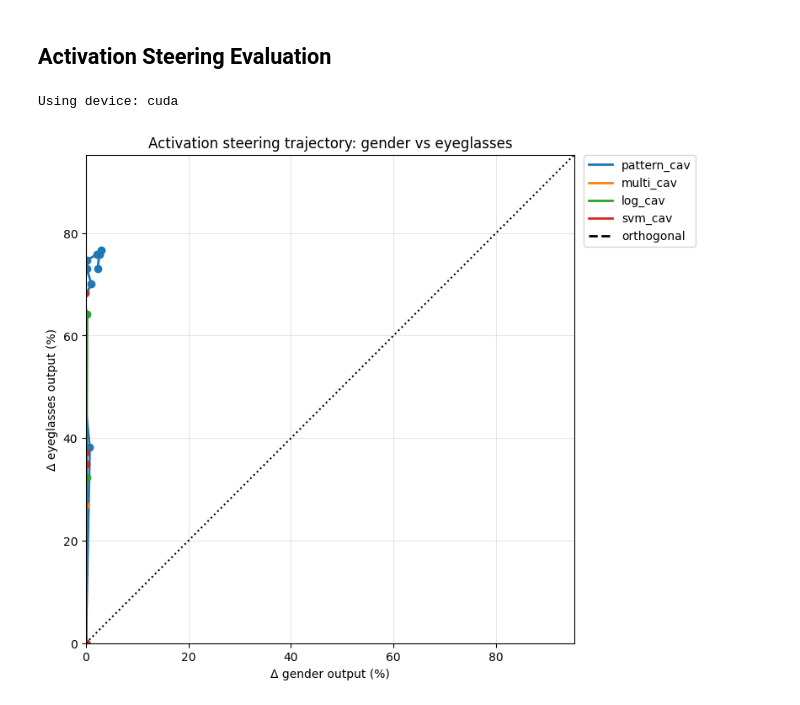
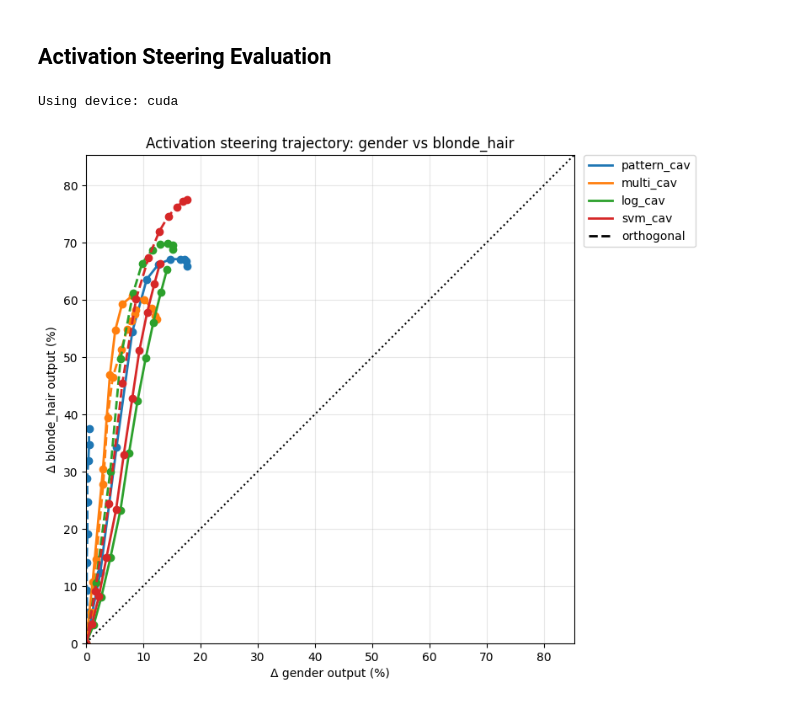
Before and after one commit to erenerogullari/cav-disentanglement, a Jupyter notebook: notebooks/train_gender_necktie_classifier.ipynb, the cells around one changed output. Drawn from its saved outputs; the diff is of its cells as text; code cells hidden in the pictures.

```diff
--- a/notebooks/train_gender_necktie_classifier.ipynb
+++ b/notebooks/train_gender_necktie_classifier.ipynb
@@ -173,7 +173,7 @@ wandb_project_name = "vgg16-celeba"
 wandb_logger = WandbLogger(
     project=wandb_project_name,
     # api_key=wandb_api_key,
-    name=f"classifier:{model_name}-eyeglasses-bce"
+    name=f"classifier:{model_name}-blonde_hair-bce"
 )
 # %% [output]
 wandb: WARNING If you're specifying your api key in code, ensure this code is not shared publicly.
@@ -184,7 +184,7 @@ wandb: Currently logged in as: erogullari (hhixai) to https://api.wandb.ai. Use
 # Create checkpoint callback
 checkpoint_callback = ModelCheckpoint(
     dirpath="/media/erogullari/checkpoints/cache/",
-    filename=f"{model_name}" + "-eyeglasses-bce-{epoch:02d}-{val_loss:.2f}",
+    filename=f"{model_name}" + "-blonde_hair-bce-{epoch:02d}-{val_loss:.2f}",
     monitor="val_loss",
     mode="min",
     save_top_k=3,
@@ -505,6 +505,7 @@ plt.show()
 gender_classifier_path = Path("/media/erogullari/checkpoints/cache/vgg16-gender-bce-epoch=08-val_loss=0.06.ckpt")   # acc 0.98
 necktie_classifier_path = Path("/media/erogullari/checkpoints/cache/vgg16-necktie-bce-epoch=11-val_loss=0.09.ckpt") # acc 0.97
 eyeglasses_classifier_path = Path("/media/erogullari/checkpoints/cache/vgg16-eyeglasses-bce-epoch=12-val_loss=0.01.ckpt") # acc 0.99
+blonde_hair_classifier_path = Path("/media/erogullari/checkpoints/checkpoint_vgg16_celeba.pth")
 decodings_dir = Path("/home/erogullari/Workspace/cav-disentanglement/results/activation_steering/celeba/decodings")
 # %%
 # --- Activation Steering Evaluation ---
@@ -567,6 +568,14 @@ def _load_classifier(ckpt_path: Path, num_classes: int, device: str):
     clf.eval()
     return clf
 
+def _load_blonde_hair_classifier(ckpt_path: Path, num_classes: int, device: str):
+    backbone = get_vgg16(n_class=num_classes, pretrained=False).to(device)
+    backbone.load_state_dict(torch.load(ckpt_path))
+    clf = Classifier(model=backbone, num_classes=num_classes)
+    clf = clf.to(device)
+    clf.eval()
+    return clf
+
 
 def _predict_concept_means(concept_models, paths, transform, device, batch_size=8):
     if not paths:
@@ -595,7 +604,7 @@ def _predict_concept_means(concept_models, paths, transform, device, batch_size=
 
 
 def _evaluate_alpha_concepts(decodings_root: Path, cav_type: str, alpha: float, concept_models,
-                             transform, device, batch_size=8, expected_samples=20):
+                             transform, device, batch_size=8, expected_samples=40):
     alpha_dir = _alpha_dir(decodings_root, cav_type, alpha)
     if not alpha_dir.exists():
         raise FileNotFoundError(f"Alpha dir not found: {alpha_dir}")
@@ -690,6 +699,7 @@ def run_activation_steering_eval(alpha: float, delta: bool = False, batch_size:
     gender_model = _load_classifier(gender_classifier_path, num_classes=2, device=device)
     necktie_model = _load_classifier(necktie_classifier_path, num_classes=2, device=device)
     eyeglasses_model = _load_classifier(eyeglasses_classifier_path, num_classes=2, device=device)
+    blonde_hair_model = _load_blonde_hair_classifier(blonde_hair_classifier_path, num_classes=2, device=device)
 
     image_transform = T.Compose([
         T.ConvertImageDtype(torch.float32),
@@ -769,6 +779,7 @@ def run_activation_steering_delta_phase_plot(results_root=decodings_dir, cav_typ
         "gender": gender_classifier_path,
         "necktie": necktie_classifier_path,
         "eyeglasses": eyeglasses_classifier_path,
+        "blonde_hair": blonde_hair_classifier_path,
     }
     unknown_concepts = sorted(set(concept_names) - set(concept_classifier_paths))
     if unknown_concepts:
@@ -789,7 +800,7 @@ def run_activation_steering_delta_phase_plot(results_root=decodings_dir, cav_typ
     print(f"Using device: {device}")
 
     concept_models = {
-        concept: _load_classifier(concept_classifier_paths[concept], num_classes=2, device=device)
+        concept: _load_classifier(concept_classifier_paths[concept], num_classes=2, device=device) if concept != "blonde_hair" else _load_blonde_hair_classifier(concept_classifier_paths[concept], num_classes=2, device=device)
         for concept in dict.fromkeys(concept_names)
     }
 
@@ -821,10 +832,11 @@ def run_activation_steering_delta_phase_plot(results_root=decodings_dir, cav_typ
             )
 
             idx0 = _find_step_index(res["step_sizes"], target=0.0)
-            concept_deltas = {
-                concept: np.array(res[concept], dtype=float) - float(res[concept][idx0])
-                for concept in concept_names
-            }
+            concept_deltas = {}
+            for concept in concept_names:
+                delta = np.array(res[concept], dtype=float) - float(res[concept][idx0])
+                delta = np.abs(delta)
+                concept_deltas[concept] = delta
             results.append({
                 "cav_type": cav_type,
                 "variant": variant,
@@ -874,33 +886,33 @@ def run_activation_steering_delta_phase_plot(results_root=decodings_dir, cav_typ
 
     legend_handles = [
         Line2D([0], [0], color=cav_colors[cav_type], linestyle="-", linewidth=2, label=cav_type)
         for cav_type in cav_types
     ]
     legend_handles.append(
         Line2D([0], [0], color="black", linestyle="--", linewidth=2, label="orthogonal")
     )
     ax.legend(handles=legend_handles, loc="upper left", bbox_to_anchor=(1.02, 1.0), borderaxespad=0.0)
 
     plt.tight_layout(rect=(0, 0, 0.8, 1))
     concept_slug = "_".join(concept_names)
     cav_slug = "_".join(cav_type.replace("/", "-") for cav_type in cav_types)
     alpha_slug = "_".join(f"alpha{_format_float(alpha)}" for alpha in alpha_vals)
     save_path = (
         f"/home/erogullari/Workspace/cav-disentanglement/media/activation_steering/"
         f"{concept_slug}_classifier_delta_phase_{cav_slug}_{alpha_slug}.pdf"
     )
-    # plt.savefig(save_path, dpi=300, format="pdf", bbox_inches="tight")
+    plt.savefig(save_path, dpi=300, format="pdf", bbox_inches="tight")
     return results
 
 
 # --- Run ---
 _ = run_activation_steering_delta_phase_plot(
     results_root=decodings_dir,
     cav_types=["pattern_cav", "multi_cav", "log_cav", "svm_cav"],
     alpha_vals=[1.0, 100.0, 1.0, 1.0],
-    concept_names=("gender", "eyeglasses"),
+    concept_names=("gender", "blonde_hair"),
     device="cuda"
 )
 # %% [output]
 Using device: cuda
-[figure, old version]
+[figure, new version]
```
Also changed, not shown: parts of 3 cells of this notebook.
